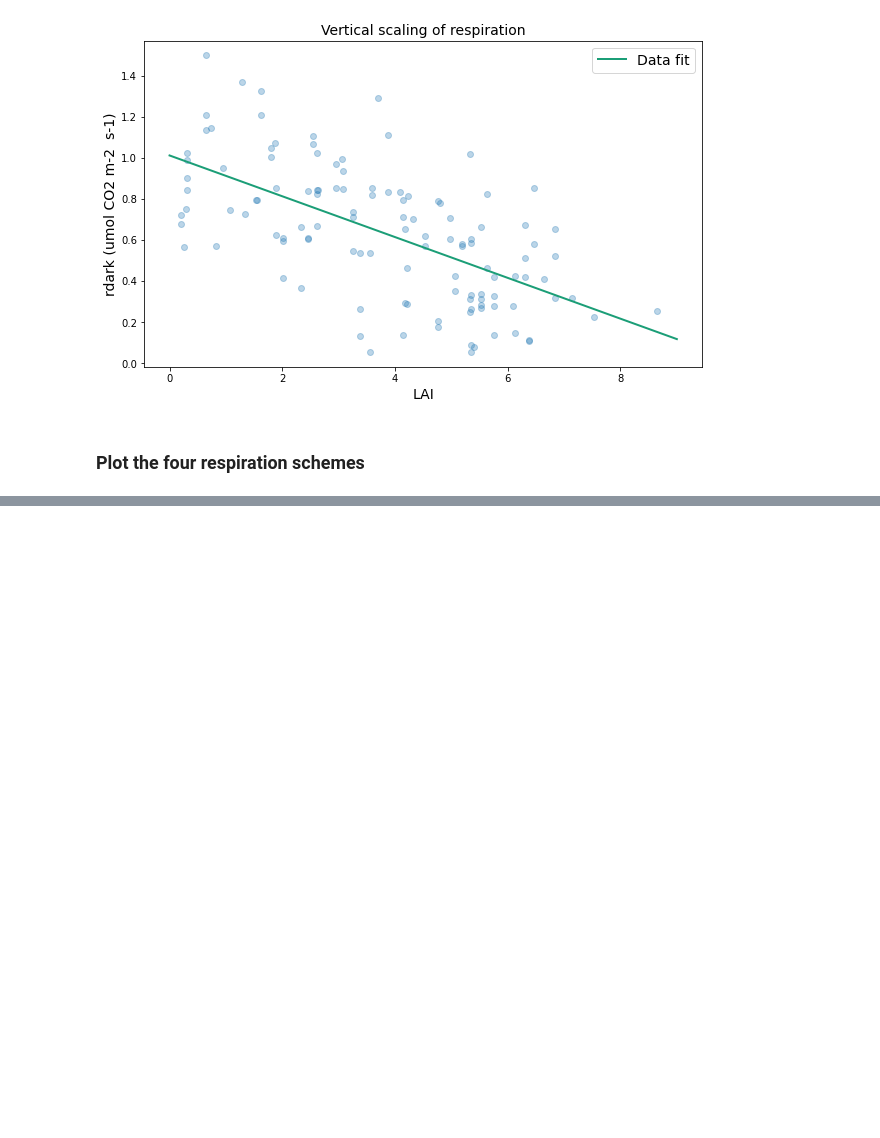
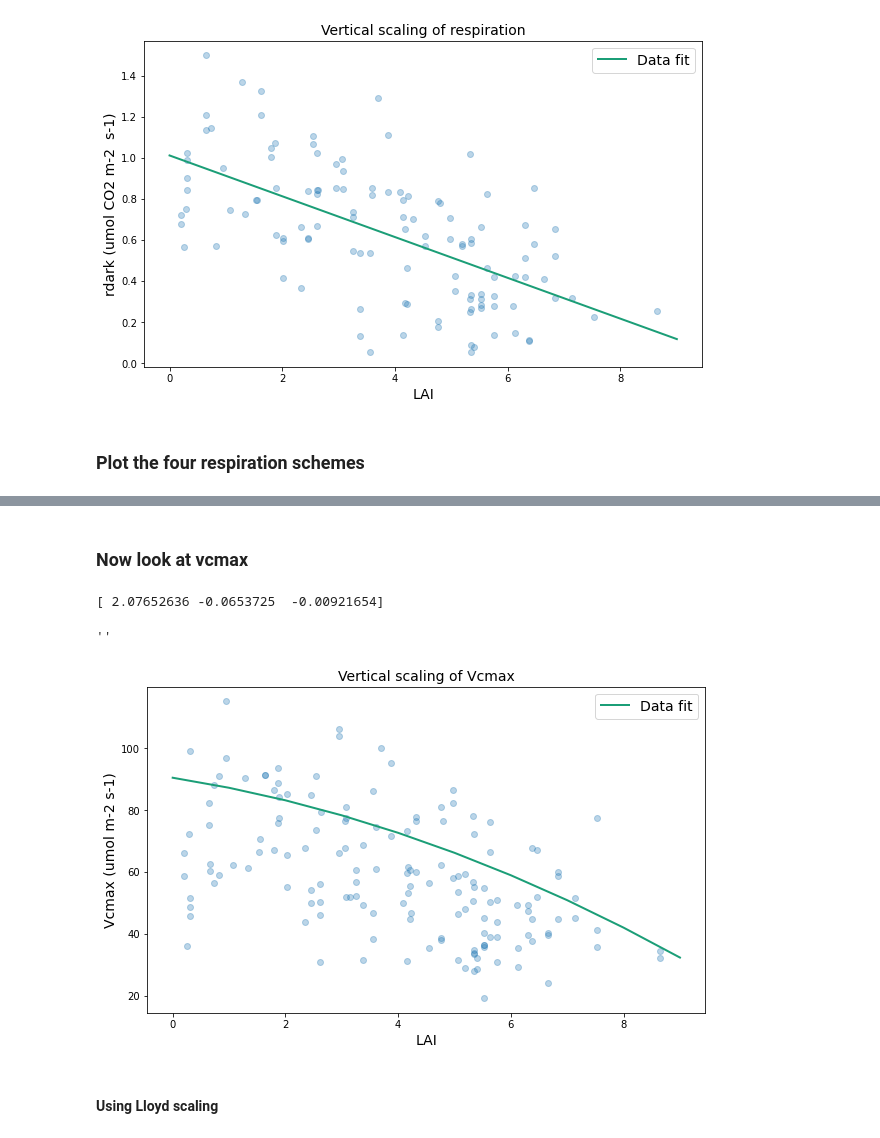
Before and after one commit to JessicaNeedham/FATES-plotting-scripts, a Jupyter notebook: Lamour_data.ipynb, the cells around one changed output, grey strips where cells are left out. Drawn from its saved outputs; the diff is of its cells as text; code cells hidden in the pictures; blank space fills up the shorter version.

```diff
--- a/Lamour_data.ipynb
+++ b/Lamour_data.ipynb
@@ -183,0 +71,16 @@ print(atkin_offset)
+# %%
+vcmax25top = 50
+lnc_top = 0.033 / 0.012  # g N leaf / slatop
+umolC_to_kgC = 12.0e-9
+g_per_kg = 1000.0
+tfrz = 273.15
+veg_tempk = 298.15
+maintresp_leaf_ryan1991_baserate = 2.525e-06
+lmrha = 46390
+lmrhd = 150650
+lmrse = 490
+lmrc = 1.15912391
+r0 = 1.756
+r1 = 0.2061
+r2 = -0.0402
+tgrowth = 298.15
@@ -183,0 +197,8 @@ print(atkin_offset)
+# %% [markdown]
+### Now look at vcmax
+# %%
+data = pd.read_csv('/global/homes/j/jneedham/plot_data/Data_Vertical_Profiles.csv')
+#data = data[(data.Life_form != "LIANA") & (data.Life_form != "HEMIEPIPHYTIC VINE") & (data.Life_form != "HERB") & (data.Life_form) & (data.LAI) & (data.Rdark25) & (data.Vcmax25)]
+
+data.head(3)
+data =  data.dropna(subset=['LAI', 'Vcmax25'])
@@ -183,0 +220,30 @@ print(atkin_offset)
+# %%
+optimizedParameters, pcov = opt.curve_fit(func, data['LAI'], data['Vcmax25'])
+
+print(optimizedParameters)
+# %% [output]
+[ 2.07652636 -0.0653725  -0.00921654]
+# %%
+nscaler_lamour = 2.07652636 + (-0.0653725 * lai) + (-0.00921654 * lai**2)
+vcmax25_lamour = vcmax25top * nscaler_lamour
+vcmax_lamour = vcmax25_lamour * 2.**((veg_tempk - (tfrz + 25.)) / 10.)
+vcmax_lamour = vcmax_lamour / (1. + np.exp( 0.2 * ((tfrz + 15.) - veg_tempk ) ))
+vcmax_lamour = vcmax_lamour / (1. + np.exp( 0.3 * (veg_tempk - (tfrz + 40.)) ))
+# %%
+fig2, (f2ax0) = plt.subplots(nrows=1,ncols=1, figsize=(10,6))
+
+f2ax0.scatter(data['LAI'], data['Vcmax25'], alpha = 0.3)
+
+#f2ax0.plot(lai, func(lai, *optimizedParameters), color=colormap[0], linewidth=2, label = 'Data fit')
+f2ax0.plot(lai,  vcmax_lamour, color=colormap[0], linewidth=2, label = 'Data fit')
+f2ax0.set_title(r'Vertical scaling of Vcmax', fontsize = 14)
+f2ax0.set_ylabel(r'Vcmax (umol m-2 s-1)', fontsize = 14)
+f2ax0.set_xlabel(r'LAI', fontsize = 14)
+f2ax0.legend(fontsize=14)
+#f2ax0.set_ylim(0,110)
+;
+# %% [output]
+''
+[figure, added]
+# %% [markdown]
+#### Using Lloyd scaling
```
Also changed, not shown: parts of 34 cells of this notebook, 1 other file.
